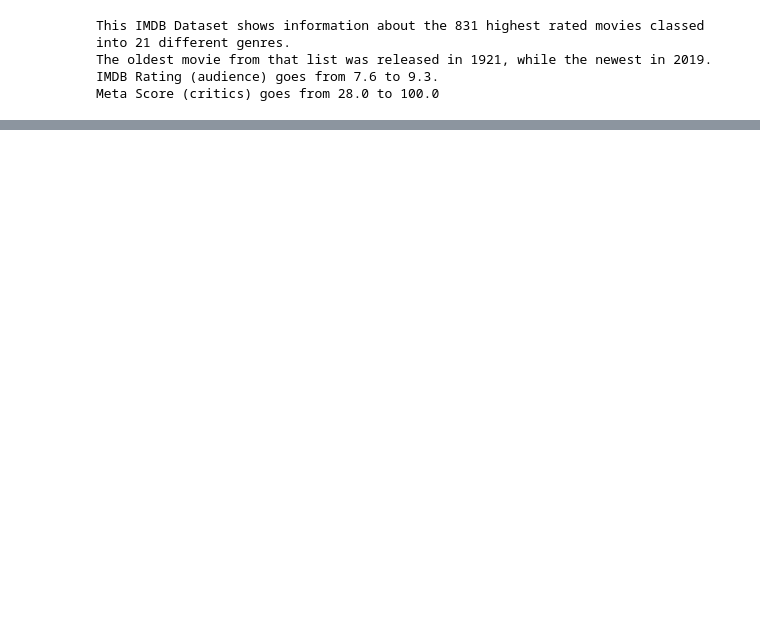
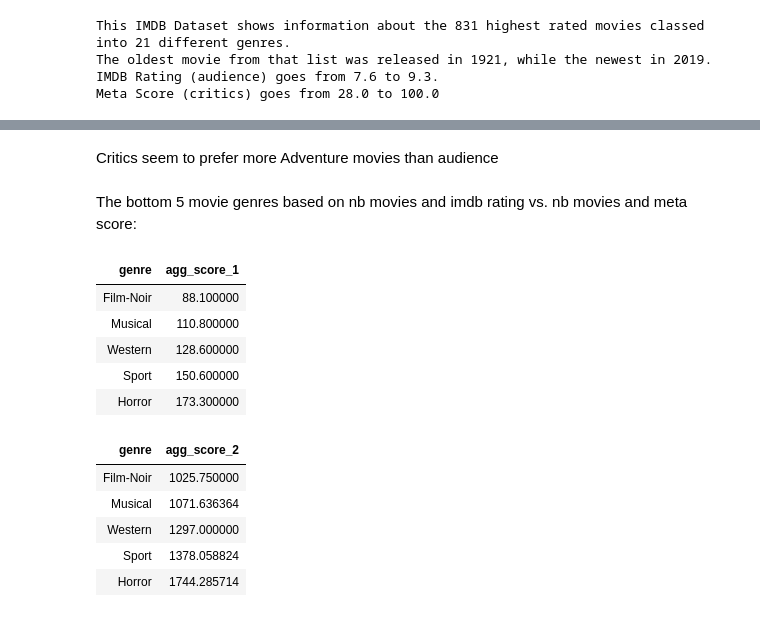
Before and after one commit to raphaeldahomay/school_da_project_m2, a Jupyter notebook: bo_da_imdb.ipynb, the cells around one changed output, grey strips where cells are left out. Cells and saved outputs as stored; diff of their text form; code cells hidden in the pictures; blank space fills up the shorter version.

```diff
--- a/bo_da_imdb.ipynb
+++ b/bo_da_imdb.ipynb
@@ -231,0 +266,21 @@ Comparing Genre
+# %% [markdown]
+Critics seem to prefer more Adventure movies than audience
+# %% [markdown]
+The bottom 5 movie genres based on nb movies and imdb rating vs. nb movies and meta score:
+# %%
+df_1 = genre_df.loc[:,['genre', 'agg_score_1']].sort_values('agg_score_1').iloc[:5].style.hide(axis="index")
+df_2 = genre_df.loc[:,['genre', 'agg_score_2']].sort_values('agg_score_2').iloc[:5].style.hide(axis="index")
+display(df_1, df_2)
+# %% [output]
+| genre | agg_score_1 |
+| Film-Noir | 88.100000 |
+| Musical | 110.800000 |
+| Western | 128.600000 |
+| Sport | 150.600000 |
+| Horror | 173.300000 |
+| genre | agg_score_2 |
+| Film-Noir | 1025.750000 |
+| Musical | 1071.636364 |
+| Western | 1297.000000 |
+| Sport | 1378.058824 |
+| Horror | 1744.285714 |
```
Also changed, not shown: parts of 18 cells of this notebook.
